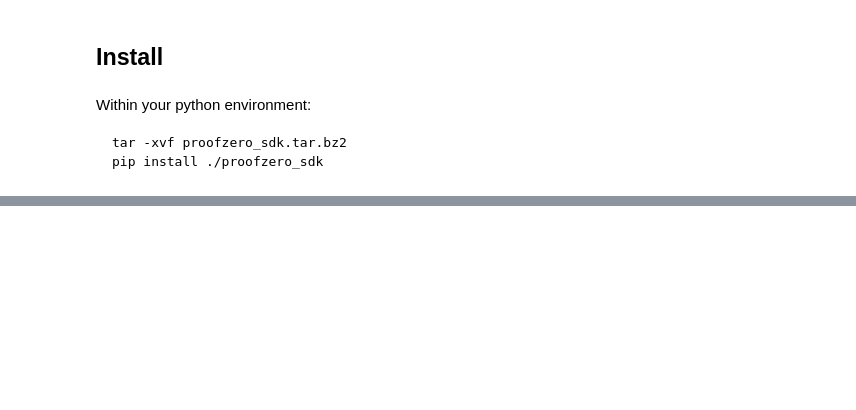
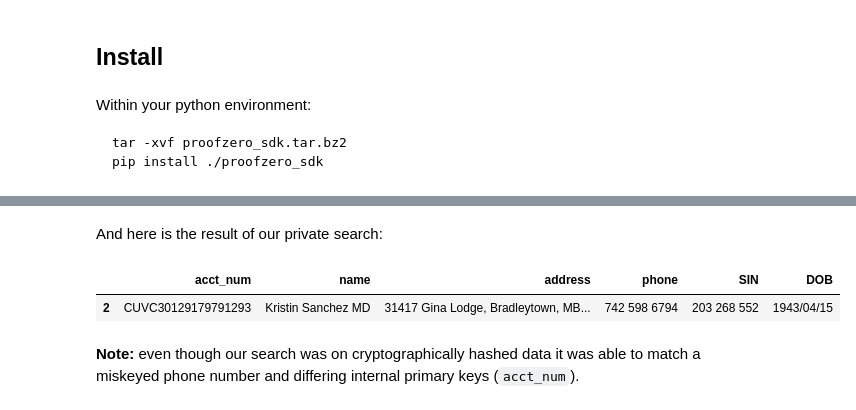
Before and after one commit to alfl/proofzero_sdk, a Jupyter notebook: index.ipynb, the cells around one changed output, grey strips where cells are left out. Cells and saved outputs as stored; diff of their text form; code cells hidden in the pictures; blank space fills up the shorter version.

```diff
--- a/index.ipynb
+++ b/index.ipynb
@@ -29,0 +55,12 @@ FileNotFoundError: [Errno 2] No such file or directory: './data.csv'
+# %%
+search_data = p0.load('./data_2.csv')
+search_tokens = p0.tokenize(search_data, schema={
+    'acct_num': [p1.parseString],
+    'name': [p1.parseName],
+    'address': [p1.parseAddress],
+    'phone': [p1.parsePhone],
+    'SIN': [p1.parseSIN],
+    'DOB': [p1.parseDate]
+}, suffix_delim='_')
+search_space = p0.index(search_tokens)
+search_space
@@ -29,0 +92,3 @@ FileNotFoundError: [Errno 2] No such file or directory: './data.csv'
+# %%
+results = p0.match(query_record, search_space)
+results
@@ -29,0 +108,9 @@ FileNotFoundError: [Errno 2] No such file or directory: './data.csv'
+# %% [markdown]
+And here is the result of our private search:
+# %%
+search_data.iloc[[results.index[0]]]
+# %% [output]
+|  | acct_num | name | address | phone | SIN | DOB |
+| 2 | CUVC30129179791293 | Kristin Sanchez MD | 31417 Gina Lodge, Bradleytown, MB... | 742 598 6794 | 203 268 552 | 1943/04/15 |
+# %% [markdown]
+**Note:** even though our search was on cryptographically hashed data it was able to match a miskeyed phone number and differing internal primary keys (`acct_num`).
```
Also changed, not shown: parts of 14 cells of this notebook, 8 other files.
